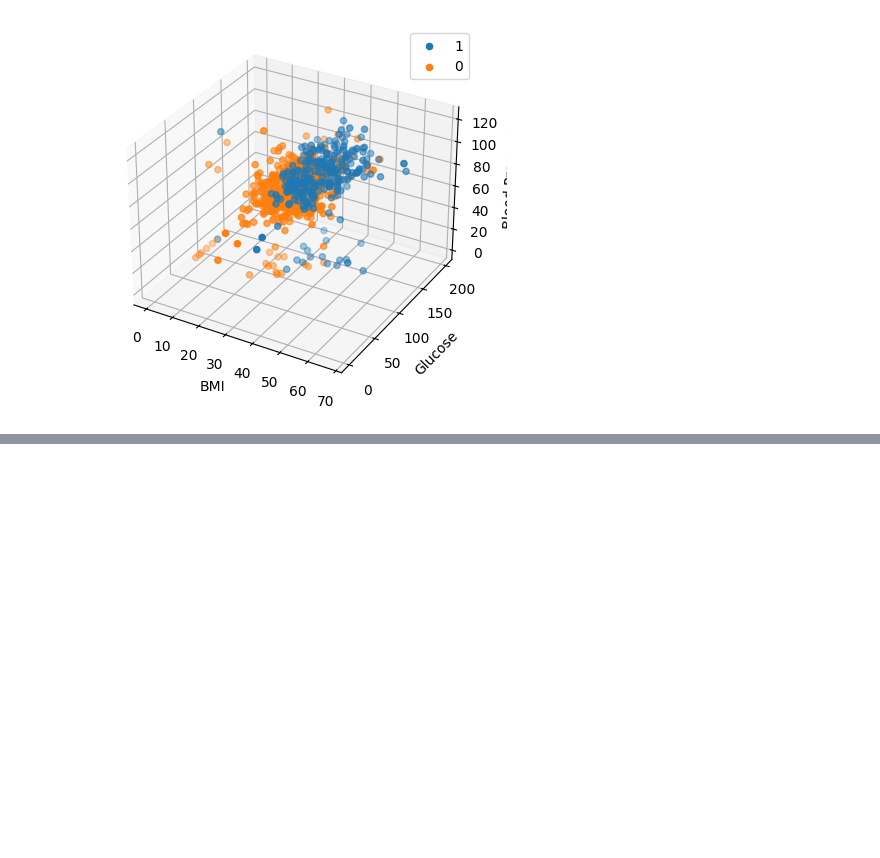
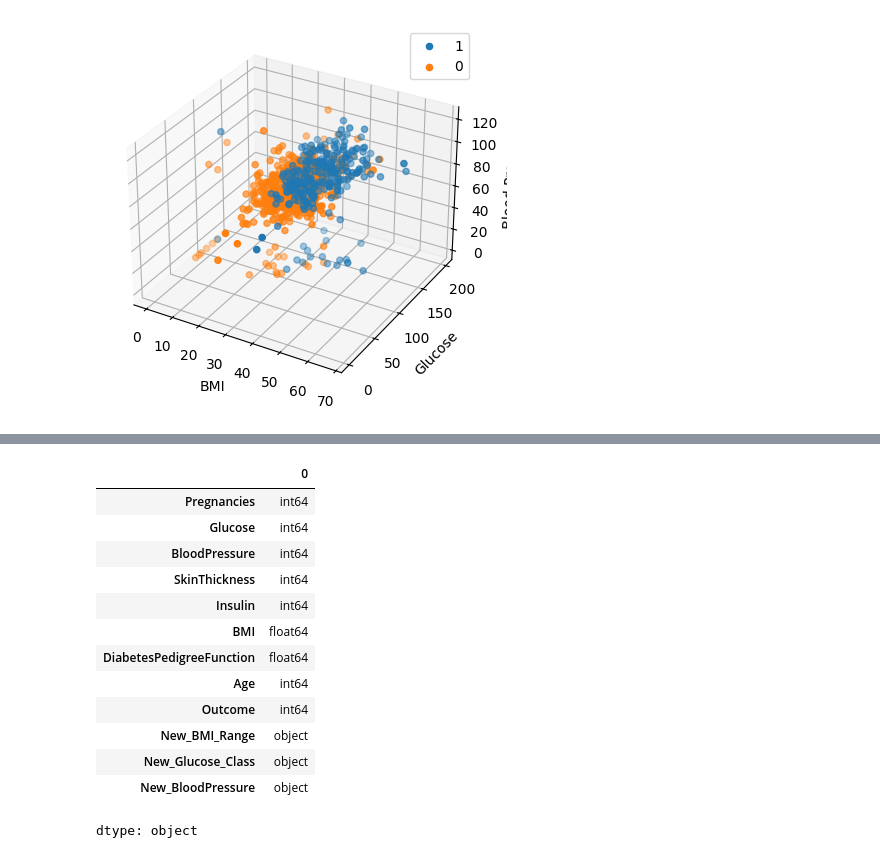
Before and after one commit to Kenicki/Kenicki, a Jupyter notebook: Diabetes_mlops_decision_tree.ipynb, the cells around one changed output, grey strips where cells are left out. Drawn from its saved outputs; the diff is of its cells as text; code cells hidden in the pictures; blank space fills up the shorter version.

```diff
--- a/Diabetes_mlops_decision_tree.ipynb
+++ b/Diabetes_mlops_decision_tree.ipynb
@@ -218,0 +331,4 @@ ax.figure.savefig('BMIxGlucosexBloodPressure.png')
+# %%
+
+# create a new job_type
+run = wandb.init(project="diabetes_decision_tree", job_type="process_data")
@@ -218,0 +347,23 @@ ax.figure.savefig('BMIxGlucosexBloodPressure.png')
+# %%
+# donwload the latest version of artifact raw_data.csv
+artifact = run.use_artifact("ddiabetes_decision_tree/raw_data.csv:latest")
+
+# create a dataframe from the artifact
+df = pd.read_csv(artifact.file())
+# %%
+
+# Delete duplicated rows
+df.drop_duplicates(inplace=True)
+
+# Generate a "clean data file"
+df.to_csv(artifact_name,index=False)
+# %%
+
+#df['New_Glucose_Class'] = pd.cut(x=df['Glucose'], bins=[0,139,200],labels = ["Normal","Prediabetes"])
+#df['New_BMI_Range'] = pd.cut(x=df['BMI'], bins=[0,18.5,24.9,29.9,100],labels = ["Underweight","Healty","Overweight","Obese"])
+#df['New_BloodPressure'] = pd.cut(x=df['BloodPressure'], bins=[0,79,89,123],labels = ["Normal","HS1","HS2"])
+#df['New_SkinThickness'] = df['SkinThickness'].apply(lambda x: 1 if x <= 18.0 else 0)
+df['New_BMI_Range'] = np.where(df['BMI'] < 18.5, "Underweight", np.where(df['BMI'] < 24.9, "Healty", np.where(df['BMI'] < 29.9, "Overweight", "Obese")))
+df['New_Glucose_Class'] = np.where(df['Glucose'] < 139, "Normal", "Prediabetes")
+df['New_BloodPressure'] = np.where(df['BloodPressure'] < 79, "Normal", np.where(df['BloodPressure'] < 89, "HS1", "HS2"))
+df.head()
@@ -218,0 +377,18 @@ ax.figure.savefig('BMIxGlucosexBloodPressure.png')
+# %%
+
+df.dtypes
+# %% [output]
+|  | 0 |
+| Pregnancies | int64 |
+| Glucose | int64 |
+| BloodPressure | int64 |
+| SkinThickness | int64 |
+| Insulin | int64 |
+| BMI | float64 |
+| DiabetesPedigreeFunction | float64 |
+| Age | int64 |
+| Outcome | int64 |
+| New_BMI_Range | object |
+| New_Glucose_Class | object |
+| New_BloodPressure | object |
+dtype: object
```
Also changed, not shown: parts of 16 cells of this notebook.
